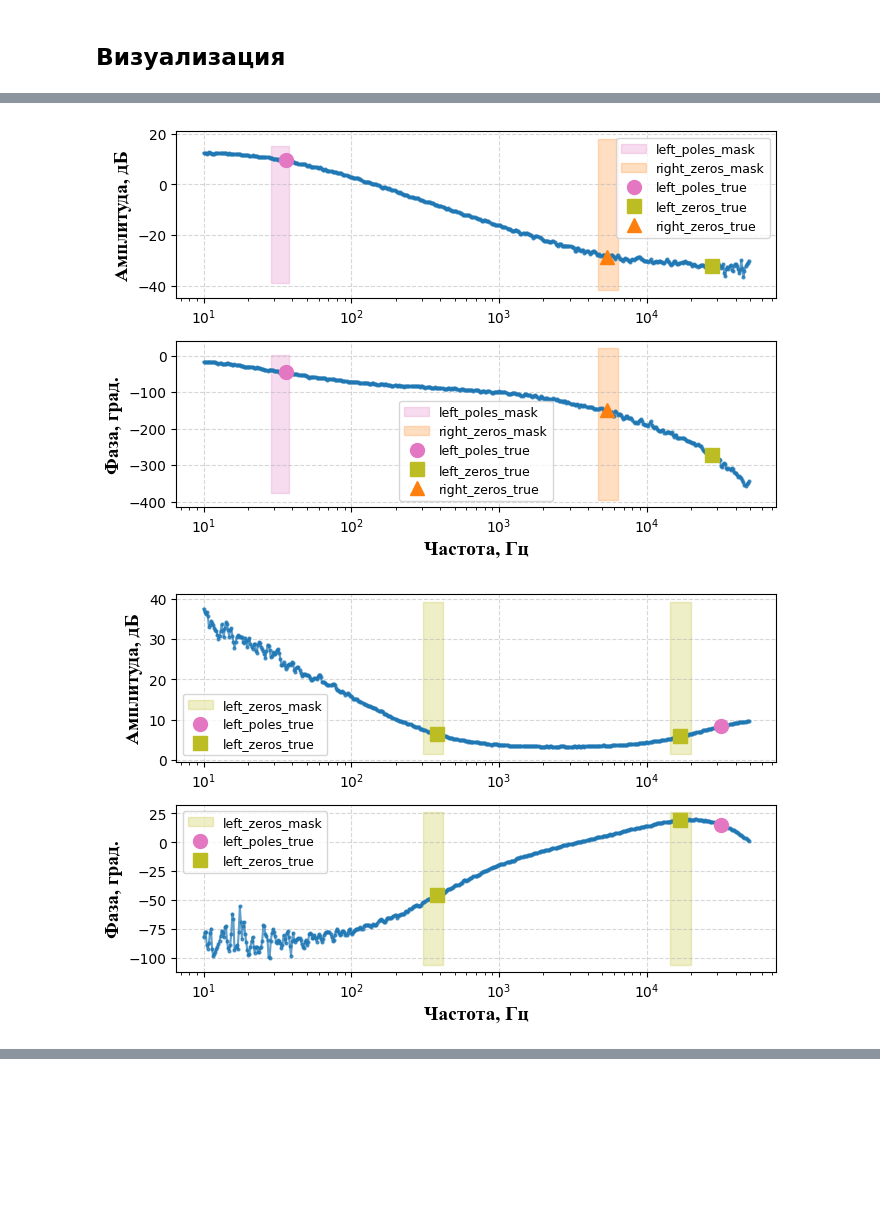
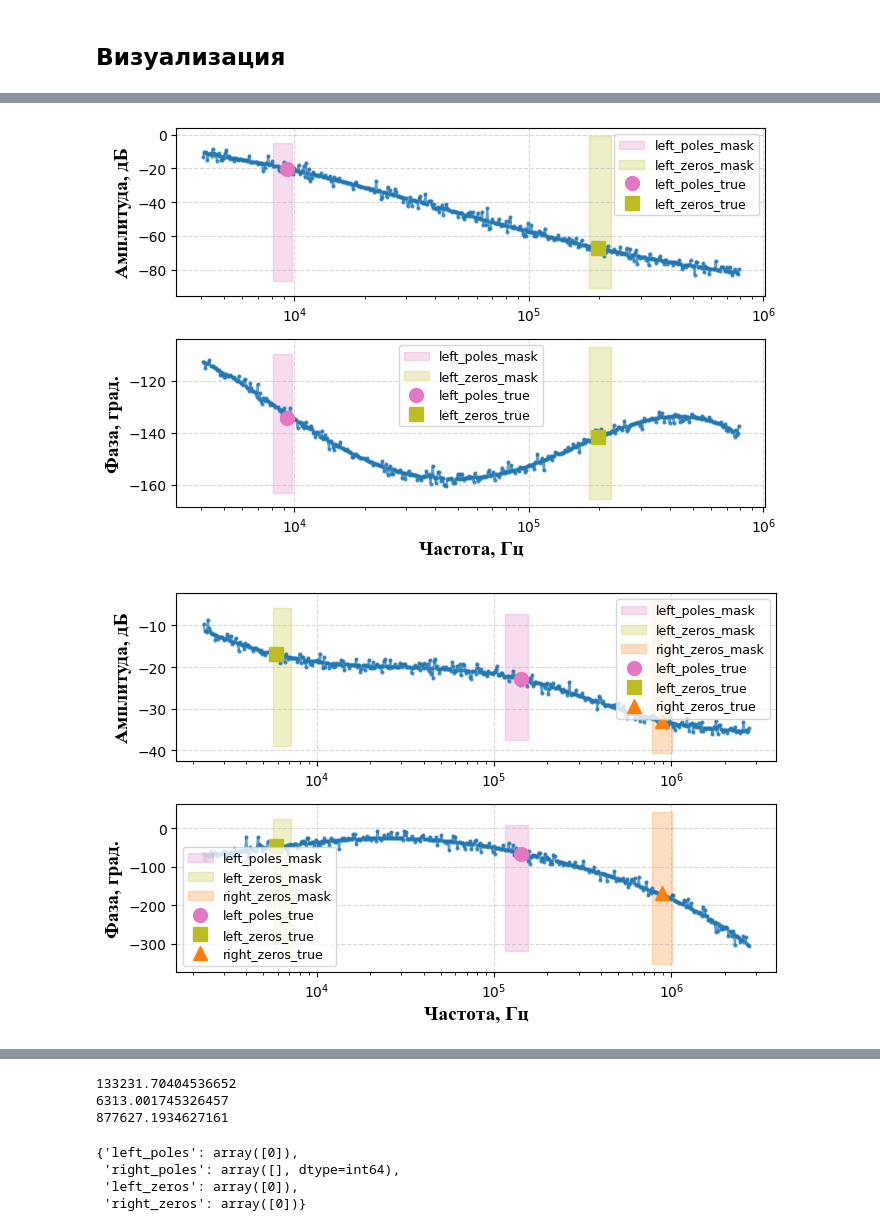
Before and after one commit to romangorbunov91/frequency-response-encoder, a Jupyter notebook: test_nb.ipynb, the cells around one changed output, grey strips where cells are left out. Drawn from its saved outputs; the diff is of its cells as text; code cells hidden in the pictures; blank space fills up the shorter version.

```diff
--- a/test_nb.ipynb
+++ b/test_nb.ipynb
@@ -109,3 +106,8 @@ sample_file_name_list = [
+# %%
+sample_dir = Path("usecases/test_samples/very_noisy/")
+sample_file_name_list = None
+interp_flag = False
+positions_flag = True
 # %%
 data_list = []
 # %%
@@ -157,6 +123,4 @@ data_list.append(data)
 # %%
-positions_flag = False
-
 if positions_flag:
     zeros_poles_positions_path = sample_dir/ "test_masks.json"
     assert zeros_poles_positions_path.exists(), f"Config not found: {zeros_poles_positions_path}"
@@ -175,29 +139,29 @@ else:
         {
         "left_poles": [],
         "right_poles": [],
-        "left_zeros": [w_ESR/(2*np.pi)],
+        "left_zeros": [25e3],
         "right_zeros": []
         },
         {
-        "left_poles": [2*w_c/(2*np.pi)],
+        "left_poles": [39],
         "right_poles": [],
-        "left_zeros": [w_ESR/(2*np.pi)],
+        "left_zeros": [25e3],
         "right_zeros": []
         },
         {
-        "left_poles": [2*w_c/(2*np.pi)],
+        "left_poles": [39],
         "right_poles": [],
-        "left_zeros": [w_ESR/(2*np.pi)],
-        "right_zeros": [w_RHP/(2*np.pi)]
+        "left_zeros": [25e3],
+        "right_zeros": [5e3]
         },
         {
-        "left_poles": [2*w_c/(2*np.pi)],
+        "left_poles": [39],
         "right_poles": [],
-        "left_zeros": [w_ESR/(2*np.pi)],
-        "right_zeros": [w_RHP/(2*np.pi)]
+        "left_zeros": [25e3],
+        "right_zeros": [5e3]
         },
         {
-        "left_poles": [32e3],
+        "left_poles": [42e3],
         "right_poles": [],
         "left_zeros": [380, 17e3],
         "right_zeros": []
@@ -268,6 +232,6 @@ for data, zeros_poles, predictions, sample_file_name in zip(
         #title=sample_file_name,
         regions=predictions,
         zeros_poles_positions=zeros_poles_positions,
-        save_path=f'usecases/test_samples/experiments_13_May_2026/pdf/{sample_file_name}.pdf'
+        #save_path=f'usecases/test_samples/experiments_13_May_2026/pdf/{sample_file_name}.pdf'
         )
 # %% [output]
@@ -277,2 +241,2 @@ for data, zeros_poles, predictions, sample_file_name in zip(
-[figure, old version]
+[figure, new version]
-[figure, old version]
+[figure, new version]
@@ -280,0 +304,23 @@ for data, zeros_poles, predictions, sample_file_name in zip(
+# %%
+coords, filtered_mask, num_regions_before, num_regions_after = mask_postprocess(
+    mask=predictions,
+    M=model_log['metadata']['model']['mask_halfwindow']
+    )
+freq = data[0, :]
+print(freq[coords[0,1]])
+print(freq[coords[1,1]])
+print(freq[coords[2,1]])
+# %% [output]
+133231.70404536652
+6313.001745326457
+877627.1934627161
+# %%
+zeros_poles_freq_to_positions(
+            zeros_poles_freq_dict=zeros_poles,
+            freq=data[0,:]
+            )
+# %% [output]
+{'left_poles': array([0]),
+ 'right_poles': array([], dtype=int64),
+ 'left_zeros': array([0]),
+ 'right_zeros': array([0])}
```
Also changed, not shown: parts of 12 cells of this notebook, 1 other file.
